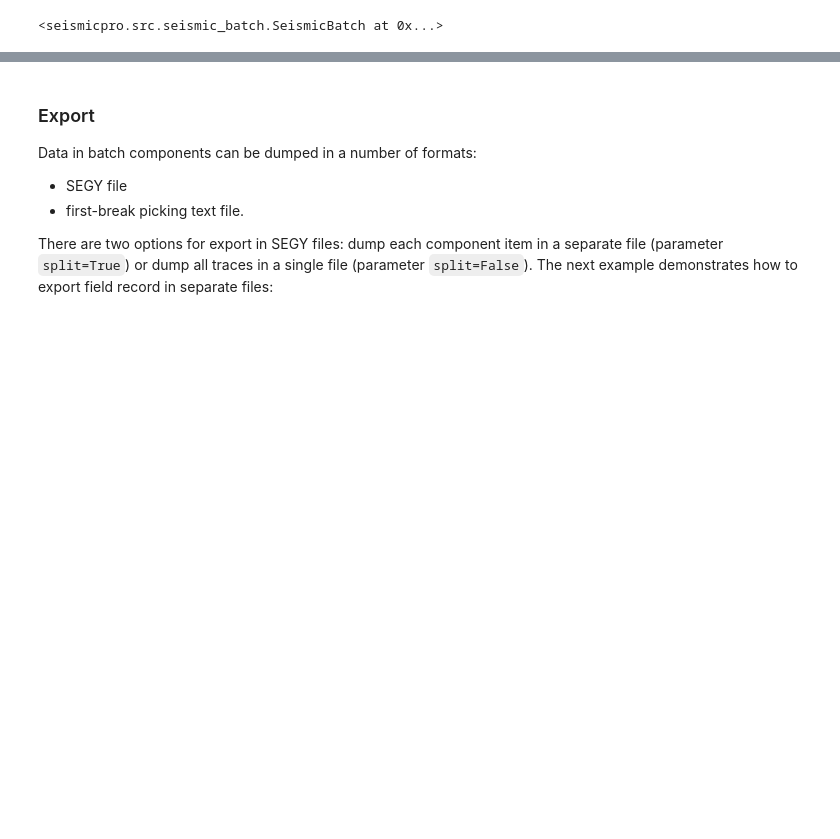
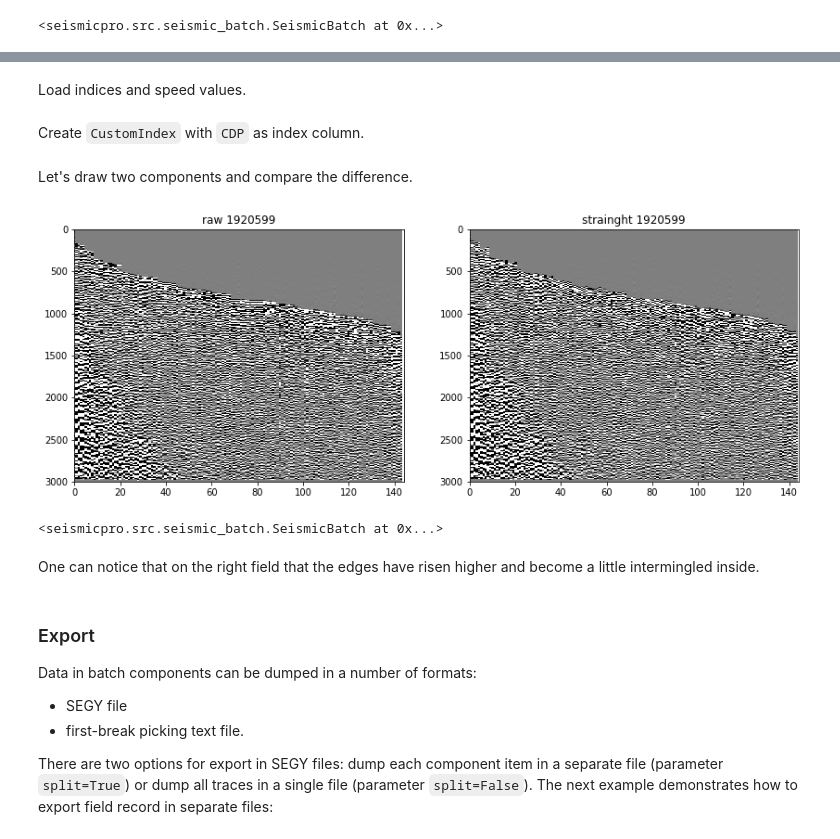
Before and after one commit to learnserd/SeismicPro, a Jupyter notebook: tutorials/2.Batch.ipynb, the cells around one changed output, grey strips where cells are left out. Drawn from its saved outputs; the diff is of its cells as text; code cells hidden in the pictures; blank space fills up the shorter version.

Commit message:
add plot gain and update batch tutorial

````diff
--- a/tutorials/2.Batch.ipynb
+++ b/tutorials/2.Batch.ipynb
@@ -204,3 +207,29 @@ batch.seismic_plot('medfilt', 111906, figsize=(7, 5),
+# %% [markdown]
+Load indices and speed values.
+# %%
+index = load_ix('../models/Inverse_traces/index_submodule.txt')
+speed_conc = load_speed('../models/Inverse_traces/VEL_DEC2_4_11-13.txt', 3000)
+# %% [markdown]
+Create ```CustomIndex``` with ```CDP``` as index column.
+# %%
+index = index.create_subset(index.indices[:20])
+batch = (Dataset(CustomIndex((index), index_name='CDP'), SeismicBatch).p
+         .load(components='raw', fmt='segy')
+         .sort_traces(src='raw', dst='raw', sort_by='offset')
+         .init_variable('diff', init_on_each_run=list)
+         .field_straightening(speed=speed_conc, src='raw', dst='strainght')
+         ).next_batch(1)
+# %% [markdown]
+Let's draw two components and compare the difference.
+# %%
+cv = 0.1
+batch.seismic_plot(('raw', 'strainght'), batch.indices[0], figsize=(14, 5),
+                   vmin=-cv, vmax=cv, cmap='gray')
+# %% [output]
+[figure, added]
+<seismicpro.src.seismic_batch.SeismicBatch at 0x...>
+# %% [markdown]
+One can notice that on the right field that the edges have risen higher and become a little intermingled inside.
 # %% [markdown]
 ### Export
 
````
Also changed, not shown: parts of 2 cells of this notebook, 2 other files.
